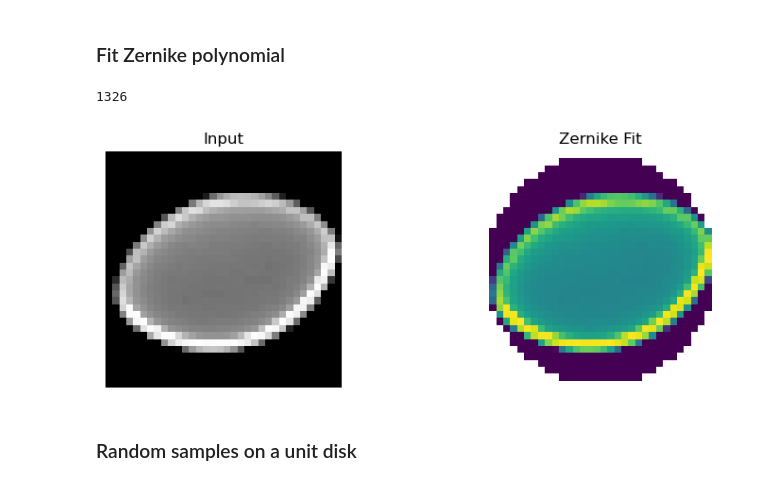
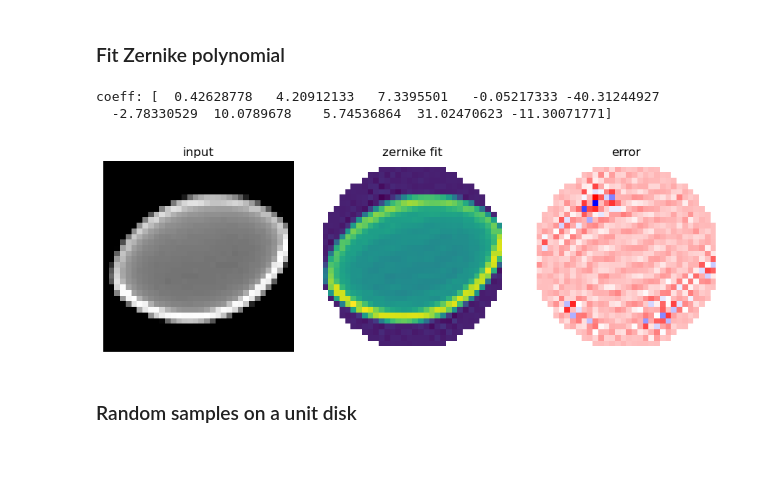
Before and after one commit to chrylt/Spatially-Varying-Bokeh, a Jupyter notebook: Demo/Gigi/bokeh_config.ipynb, the cells around one changed output. Drawn from its saved outputs; the diff is of its cells as text; code cells hidden in the pictures; blank space fills up the shorter version.

Commit message:
fixed zernike

```diff
--- a/Demo/Gigi/bokeh_config.ipynb
+++ b/Demo/Gigi/bokeh_config.ipynb
@@ -402,48 +397,56 @@ display(Image.fromarray(crop_vis))
 # %%
 import numpy as np
 import matplotlib.pyplot as plt
+from zernike import RZern
 
-# create canvas, align centers
+# normalize bokeh
+crop = crop_img.astype(np.float32)
+m = crop.max()
+if m:
+    crop /= m
+
+# center on square canvas
 h, w = crop.shape
-N = max(h, w)
-phi = np.zeros((N, N), dtype=np.float32)
-center_in_crop_r = int(center_r - r0)
-center_in_crop_c = int(center_c - c0)
-phi_center = N // 2
-offset_r = phi_center - center_in_crop_r
-offset_c = phi_center - center_in_crop_c
-phi[offset_r:offset_r+h, offset_c:offset_c+w] = crop
+cr = int(round(center_r - r0))
+cc = int(round(center_c - c0))
+rad = int(np.ceil(max(cr, h - cr, cc, w - cc)))
+N = max(2 * rad, 1)
+can = np.zeros((N, N), np.float32)
+offr = N // 2 - cr
+offc = N // 2 - cc
+dr0, dc0 = max(offr, 0), max(offc, 0)
+dr1, dc1 = min(offr + h, N), min(offc + w, N)
+sr0, sc0 = max(-offr, 0), max(-offc, 0)
+sr1, sc1 = sr0 + (dr1 - dr0), sc0 + (dc1 - dc0)
+can[dr0:dr1, dc0:dc1] = crop[sr0:sr1, sc0:sc1]
 
-# fit Zernike polynomials
-cart = RZern(50)
+# fit zernike
+x = np.linspace(-1.0, 1.0, N)
+xv, yv = np.meshgrid(x, x)
+phi = can * ((xv * xv + yv * yv) <= 1.0)
+cart = RZern(30)
 cart.make_cart_grid(xv, yv)
-c_fit = cart.fit_cart_grid(phi)[0]
-fitted = cart.eval_grid(c_fit, matrix=True)
+coef = cart.fit_cart_grid(phi)[0]
+recon = cart.eval_grid(coef, matrix=True)
+print("coeff:", coef[:10])
 
-#print("Coefficients:", c_fit[:10])
-#print("Phi: ", phi[:10])
-#print("Fitted: ", fitted[:10])
-
-#print("Max abs error:", float(np.max(np.abs(phi - fitted))))
-
-print(len(c_fit))
-
-# visualization
-fig, axs = plt.subplots(1, 2,  figsize=(9, 3)) #3, figsize=(9, 3))
-axs[0].imshow(phi, cmap='gray', extent=(-1,1,-1,1))
-axs[0].set_title('Input')
+# viz
+fig, axs = plt.subplots(1, 3, figsize=(9, 3))
+axs[0].imshow(phi, cmap='gray', extent=(-1, 1, -1, 1))
+axs[0].set_title('input')
 axs[0].axis('off')
-axs[1].imshow(fitted, extent=(-1,1,-1,1))
-axs[1].set_title('Zernike Fit')
+axs[1].imshow(recon, extent=(-1, 1, -1, 1))
+axs[1].set_title('zernike fit')
 axs[1].axis('off')
-#axs[2].imshow(phi - fitted, cmap="bwr", extent=(-1,1,-1,1))
-#axs[2].set_title('Error')
-#axs[2].axis('off')
+axs[2].imshow(phi - recon, cmap='bwr', extent=(-1, 1, -1, 1))
+axs[2].set_title('error')
+axs[2].axis('off')
 plt.tight_layout()
 plt.show()
 # %% [output]
-1326
+coeff: [  0.42628778   4.20912133   7.3395501   -0.05217333 -40.31244927
+  -2.78330529  10.0789678    5.74536864  31.02470623 -11.30071771]
-[figure, old version]
+[figure, new version]
 # %% [markdown]
 ### Random samples on a unit disk
 # %%
```
Also changed, not shown: parts of 4 cells of this notebook.
